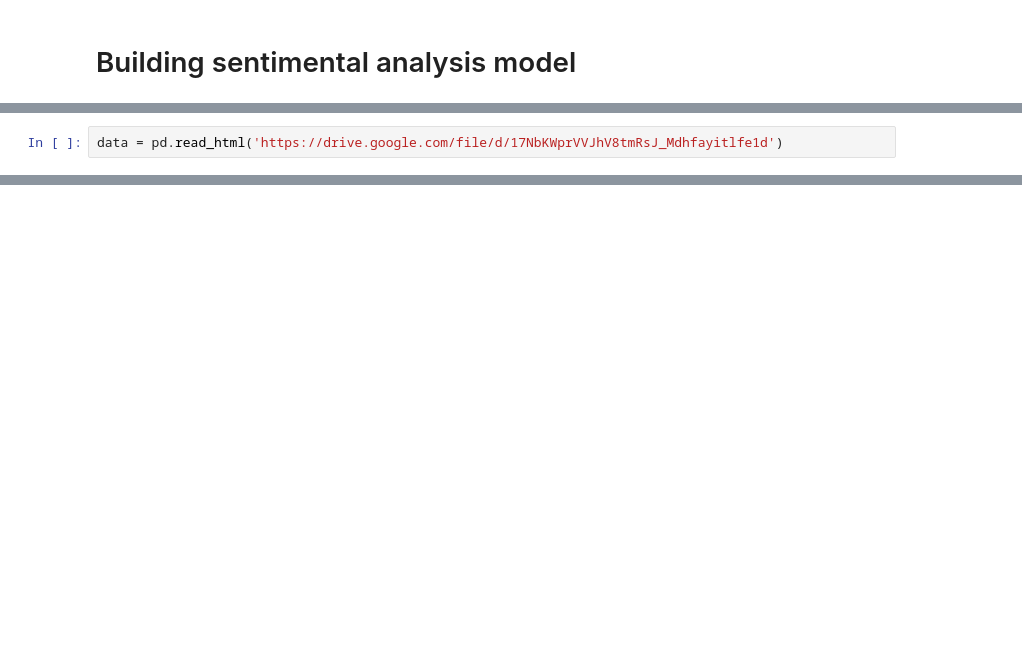
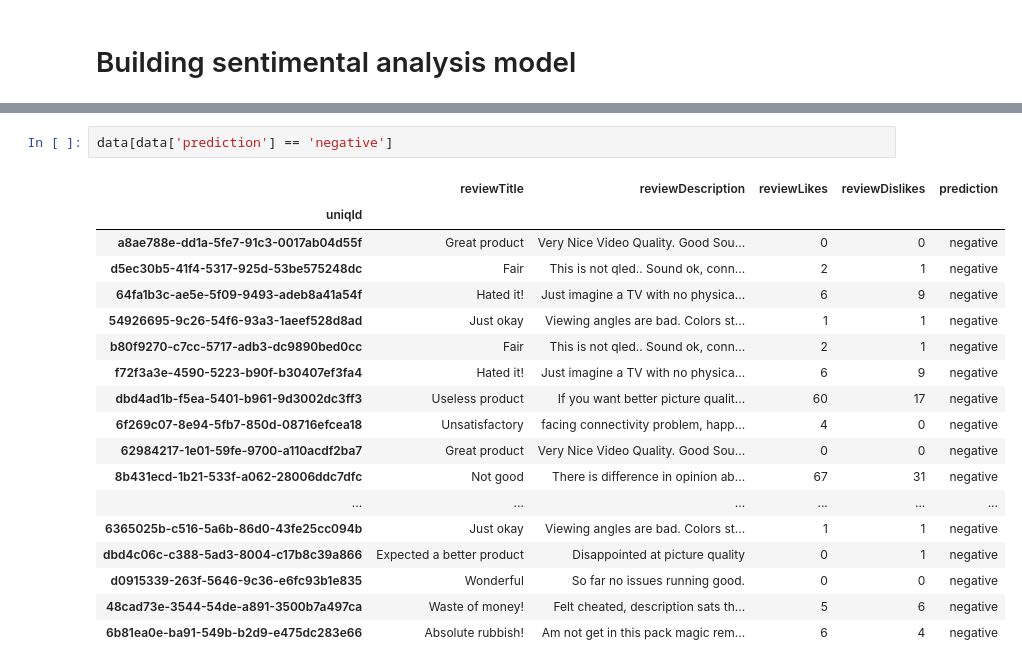
Before and after one commit to estavillo97/sentiment_analysis_model, a Jupyter notebook: JP Estavillo Sentiment Analysis Model.ipynb, the cells around one changed output, grey strips where cells are left out. Saved outputs shown, nothing was run; the diff lists cells and outputs as text; blank space fills up the shorter version.

```diff
--- a/JP Estavillo Sentiment Analysis Model.ipynb
+++ b/JP Estavillo Sentiment Analysis Model.ipynb
@@ -54,2 +139,0 @@ import numpy as np
-# %%
-data = pd.read_html('https://drive.google.com/file/d/17NbKWprVVJhV8tmRsJ_Mdhfayitlfe1d')
@@ -202,0 +140,21 @@ ModuleNotFoundError: No module named 'vaderSentiment'
+# %%
+data[data['prediction'] == 'negative']
+# %% [output]
+|  | reviewTitle | reviewDescription | reviewLikes | reviewDislikes | prediction |
+| uniqId |  |  |  |  |  |
+| a8ae788e-dd1a-5fe7-91c3-0017ab04d55f | Great product | Very Nice Video Quality. Good Sou... | 0 | 0 | negative |
+| d5ec30b5-41f4-5317-925d-53be575248dc | Fair | This is not qled.. Sound ok, conn... | 2 | 1 | negative |
+| 64fa1b3c-ae5e-5f09-9493-adeb8a41a54f | Hated it! | Just imagine a TV with no physica... | 6 | 9 | negative |
+| 54926695-9c26-54f6-93a3-1aeef528d8ad | Just okay | Viewing angles are bad. Colors st... | 1 | 1 | negative |
+| b80f9270-c7cc-5717-adb3-dc9890bed0cc | Fair | This is not qled.. Sound ok, conn... | 2 | 1 | negative |
+| f72f3a3e-4590-5223-b90f-b30407ef3fa4 | Hated it! | Just imagine a TV with no physica... | 6 | 9 | negative |
+| dbd4ad1b-f5ea-5401-b961-9d3002dc3ff3 | Useless product | If you want better picture qualit... | 60 | 17 | negative |
+| 6f269c07-8e94-5fb7-850d-08716efcea18 | Unsatisfactory | facing connectivity problem, happ... | 4 | 0 | negative |
+| 62984217-1e01-59fe-9700-a110acdf2ba7 | Great product | Very Nice Video Quality. Good Sou... | 0 | 0 | negative |
+| 8b431ecd-1b21-533f-a062-28006ddc7dfc | Not good | There is difference in opinion ab... | 67 | 31 | negative |
+| ... | ... | ... | ... | ... | ... |
+| 6365025b-c516-5a6b-86d0-43fe25cc094b | Just okay | Viewing angles are bad. Colors st... | 1 | 1 | negative |
+| dbd4c06c-c388-5ad3-8004-c17b8c39a866 | Expected a better product | Disappointed at picture quality | 0 | 1 | negative |
+| d0915339-263f-5646-9c36-e6fc93b1e835 | Wonderful | So far no issues running good. | 0 | 0 | negative |
+| 48cad73e-3544-54de-a891-3500b7a497ca | Waste of money! | Felt cheated, description sats th... | 5 | 6 | negative |
+| 6b81ea0e-ba91-549b-b2d9-e475dc283e66 | Absolute rubbish! | Am not get in this pack magic rem... | 6 | 4 | negative |
```
Also changed, not shown: parts of 29 cells of this notebook.
